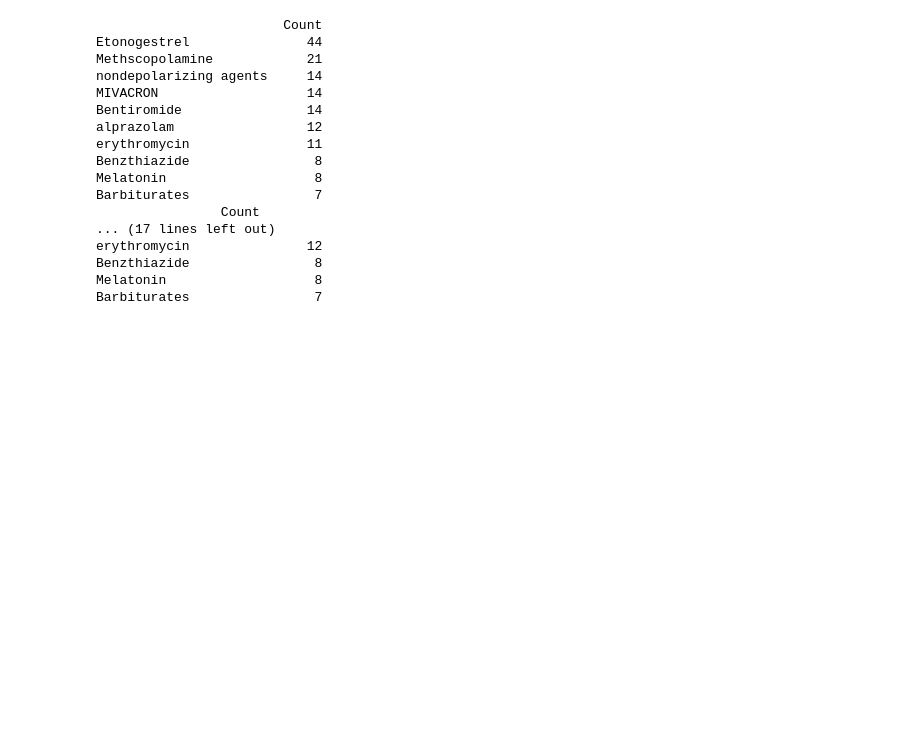
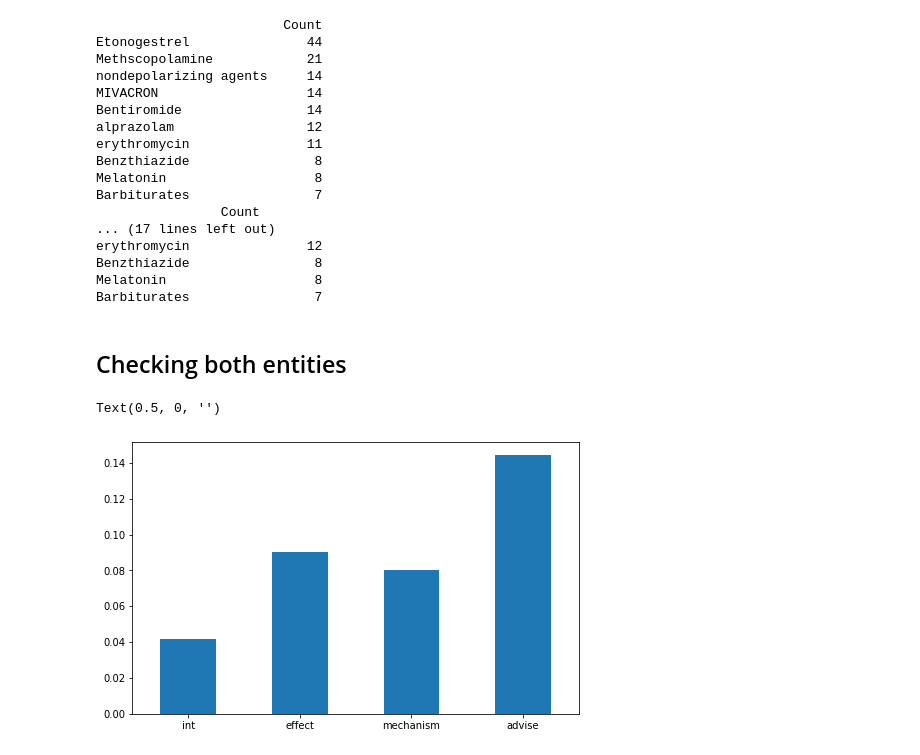
Before and after one commit to mponsclo/Advanced_Human_Language_Technologies, a Jupyter notebook: 2. DDI/EDA.ipynb, the cells around one changed output. Drawn from its saved outputs; the diff is of its cells as text; code cells hidden in the pictures; blank space fills up the shorter version.

```diff
--- a/2. DDI/EDA.ipynb
+++ b/2. DDI/EDA.ipynb
@@ -189,3 +189,17 @@ erythromycin               12
 Benzthiazide                8
 Melatonin                   8
 Barbiturates                7
+# %% [markdown]
+##  Checking both entities
+# %%
+# one of the entities is uppercase
+df1 = pd.DataFrame({'lab' : ['int', 'effect', 'mechanism', 'advise'], 'Count' : [int_counts.index.str.isupper().sum()/int_counts.shape[0],
+                                                                            effect_counts.index.str.isupper().sum()/effect_counts.shape[0],
+                                                                            mechanism_counts.index.str.isupper().sum()/mechanism_counts.shape[0],
+                                                                            advise_counts.index.str.isupper().sum()/advise_counts.shape[0]]})
+
+ax = df1.plot.bar(x='lab', y = 'Count', figsize = (8,5), rot=0, legend = False)
+ax.set_xlabel("")
+# %% [output]
+Text(0.5, 0, '')
+[figure, added]
```
Also changed, not shown: parts of 5 cells of this notebook.
